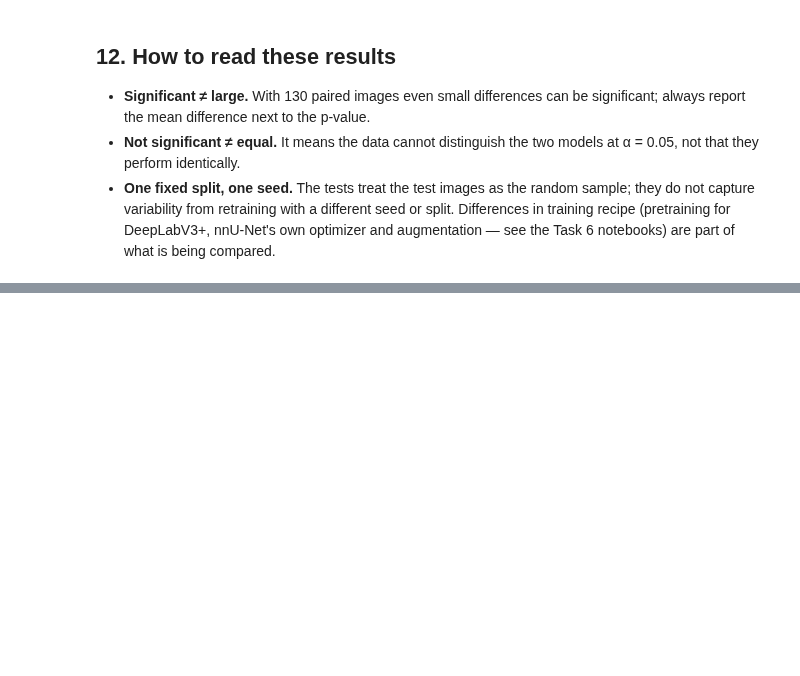
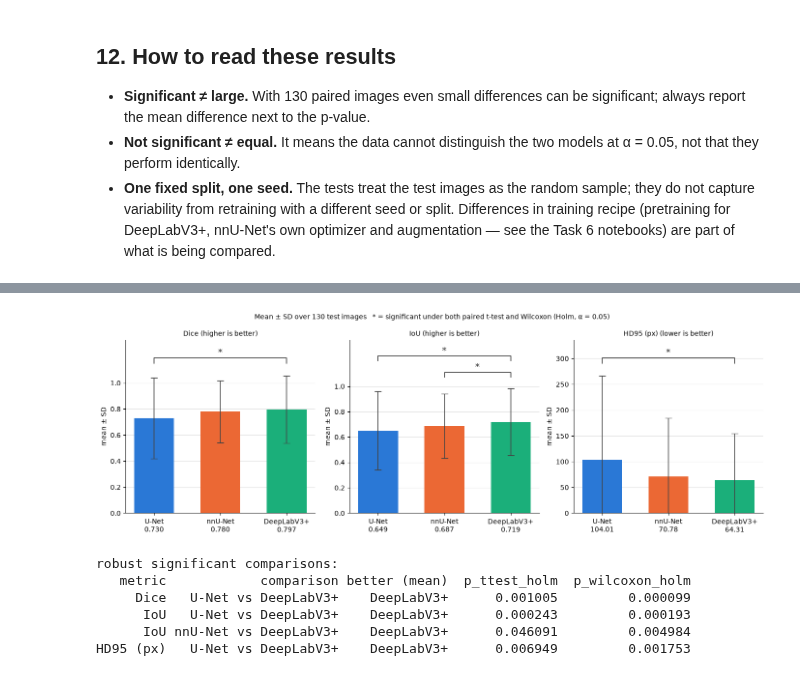
Before and after one commit to xixixixilulululu/research_training, a Jupyter notebook: task8_statistics/statistical_analysis.ipynb, the cells around one changed output, grey strips where cells are left out. Cells and saved outputs as stored; diff of their text form; code cells hidden in the pictures; blank space fills up the shorter version.

```diff
--- a/task8_statistics/statistical_analysis.ipynb
+++ b/task8_statistics/statistical_analysis.ipynb
@@ -381,0 +396,50 @@ malignant (n=39) hd95  113.1747  81.4563     96.5090
+# %%
+# Comparisons significant after Holm correction under BOTH tests (from the results table above)
+robust = results[results.sig_ttest & results.sig_wilcoxon]
+keys = list(MODELS)
+labels = [MODELS[k]["label"] for k in keys]
+x = np.arange(len(keys))
+
+fig, axes = plt.subplots(1, 3, figsize=(14, 4.8))
+for ax, m in zip(axes, METRICS):
+    means = np.array([dfs[k][m].mean() for k in keys])
+    sds = np.array([dfs[k][m].std(ddof=1) for k in keys])
+    ax.bar(x, means, width=0.6, color=[MODELS[k]["color"] for k in keys], edgecolor="none", zorder=2)
+    ax.errorbar(x, means, yerr=sds, fmt="none", ecolor="#444444", elinewidth=1.2, capsize=5, zorder=3)
+    # Mean value under each model name, so the numbers do not collide with the error bars
+    fmt = "{:.2f}" if m == "hd95" else "{:.3f}"
+    ax.set_xticks(x, [f"{lab}\n{fmt.format(mu)}" for lab, mu in zip(labels, means)])
+
+    # Significance brackets, stacked above the tallest error bar
+    top = (means + sds).max()
+    step = 0.13 * top
+    pairs = robust[robust.metric == METRIC_LABELS[m]]
+    spans = sorted((abs(labels.index(b) - labels.index(a)), labels.index(a), labels.index(b))
+                   for a, b in (comp.split(" vs ") for comp in pairs.comparison))
+    for level, (_, i, j) in enumerate(spans, start=1):   # shortest bracket lowest, so stars never touch a line
+        y = top + step * level
+        ax.plot([i, i, j, j], [y - step * 0.3, y, y, y - step * 0.3], color="#333333", linewidth=1.2)
+        ax.text((i + j) / 2, y, "*", ha="center", va="bottom", fontsize=14, color="#333333")
+    ax.set_ylim(0, top + step * (len(pairs) + 1))
+    if m != "hd95":
+        ax.set_yticks(np.arange(0, 1.01, 0.2))
+    ax.set_title(METRIC_LABELS[m] + (" (higher is better)" if HIGHER_IS_BETTER[m] else " (lower is better)"),
+                 fontsize=10)
+    ax.set_ylabel("mean ± SD")
+    ax.grid(axis="y", alpha=0.3, zorder=0)
+    ax.spines[["top", "right"]].set_visible(False)
+fig.suptitle("Mean ± SD over 130 test images   * = significant under both paired t-test and Wilcoxon (Holm, α = 0.05)",
+             fontsize=10)
+fig.tight_layout()
+fig.savefig(os.path.join(OUT_DIR, "mean_comparison.png"), dpi=120)
+plt.show()
+print("robust significant comparisons:")
+print(robust[["metric", "comparison", "better (mean)", "p_ttest_holm", "p_wilcoxon_holm"]].to_string(index=False))
+# %% [output]
+[figure, added]
+robust significant comparisons:
+   metric            comparison better (mean)  p_ttest_holm  p_wilcoxon_holm
+     Dice   U-Net vs DeepLabV3+    DeepLabV3+      0.001005         0.000099
+      IoU   U-Net vs DeepLabV3+    DeepLabV3+      0.000243         0.000193
+      IoU nnU-Net vs DeepLabV3+    DeepLabV3+      0.046091         0.004984
+HD95 (px)   U-Net vs DeepLabV3+    DeepLabV3+      0.006949         0.001753
```
Also changed, not shown: parts of 1 cell of this notebook, 2 other files.
